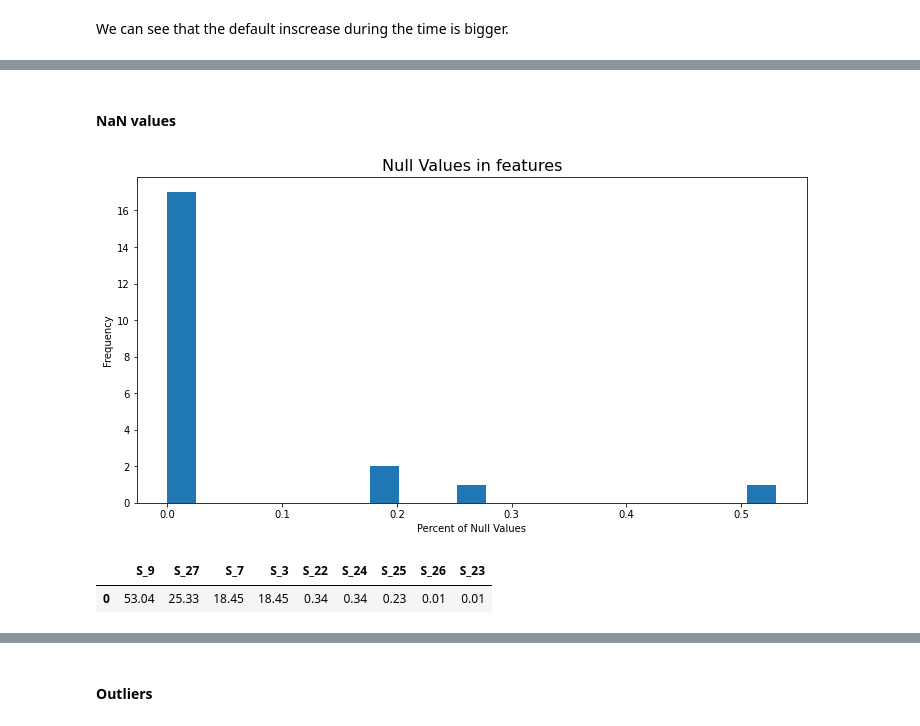
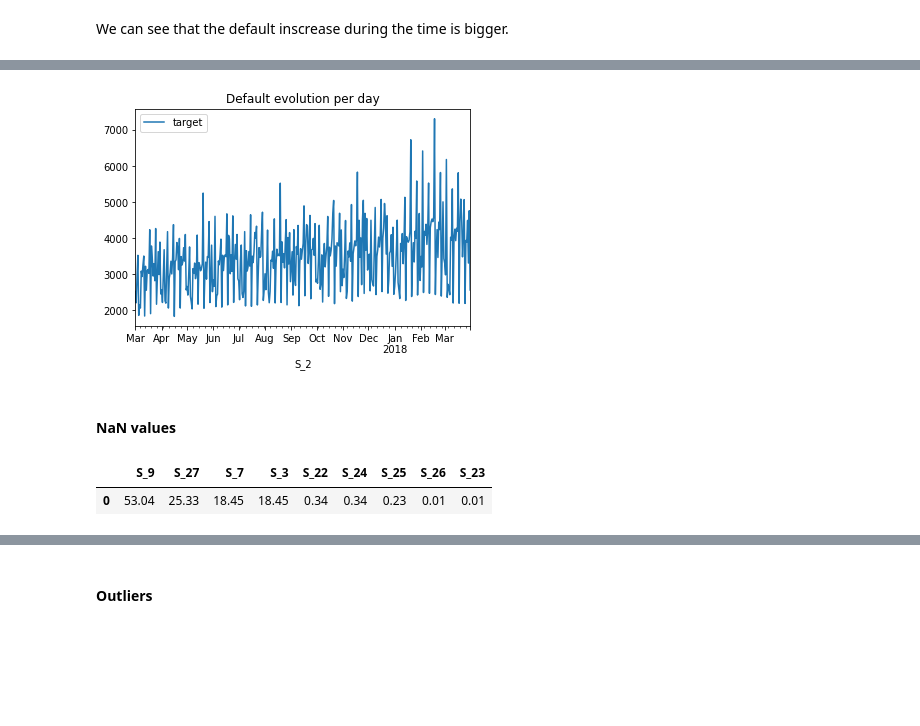
Before and after one commit to bereamanuel/AMEX-default-prediction, a Jupyter notebook: amex-eda.ipynb, the cells around one changed output, grey strips where cells are left out. Cells and saved outputs as stored; diff of their text form; code cells hidden in the pictures; blank space fills up the shorter version.

```diff
--- a/amex-eda.ipynb
+++ b/amex-eda.ipynb
@@ -207,0 +260,5 @@ We can see that the default inscrease during the time is bigger.
+# %%
+train["S_2"] = pd.to_datetime(train["S_2"])
+train["year"] = train["S_2"].dt.year
+train["month"] = train["S_2"].dt.month
+train["day"] = train["S_2"].dt.day
@@ -208,2 +290,10 @@ We can see that the default inscrease during the time is bigger.
+# %%
+a = train[["S_2","target"]].groupby(["S_2"])["target"].sum()
+ax = pd.DataFrame(a).plot()
+plt.title("Default evolution per day")
+plt.show()
+del a, ax
+# %% [output]
+[figure, added]
 # %% [markdown]
 #### NaN values
@@ -221,10 +300,5 @@ def plotNansPer(features , data = train):
 # %%
-plotNansPer(s_features[1:])
+nansFeatPerc(train[s_features[1:]].columns)
 # %% [output]
-[figure, removed]
+|  | S_9 | S_27 | S_7 | S_3 | S_22 | S_24 | S_25 | S_26 | S_23 |
+| 0 | 53.04 | 25.33 | 18.45 | 18.45 | 0.34 | 0.34 | 0.23 | 0.01 | 0.01 |
-# %%
-s_nanFeature = nansFeatPerc(s_features[1:]).columns
-nansFeatPerc(s_features[1:])
-# %% [output]
-|  | S_9 | S_27 | S_7 | S_3 | S_22 | S_24 | S_25 | S_26 | S_23 |
-| 0 | 53.04 | 25.33 | 18.45 | 18.45 | 0.34 | 0.34 | 0.23 | 0.01 | 0.01 |
```
Also changed, not shown: parts of 20 cells of this notebook.
